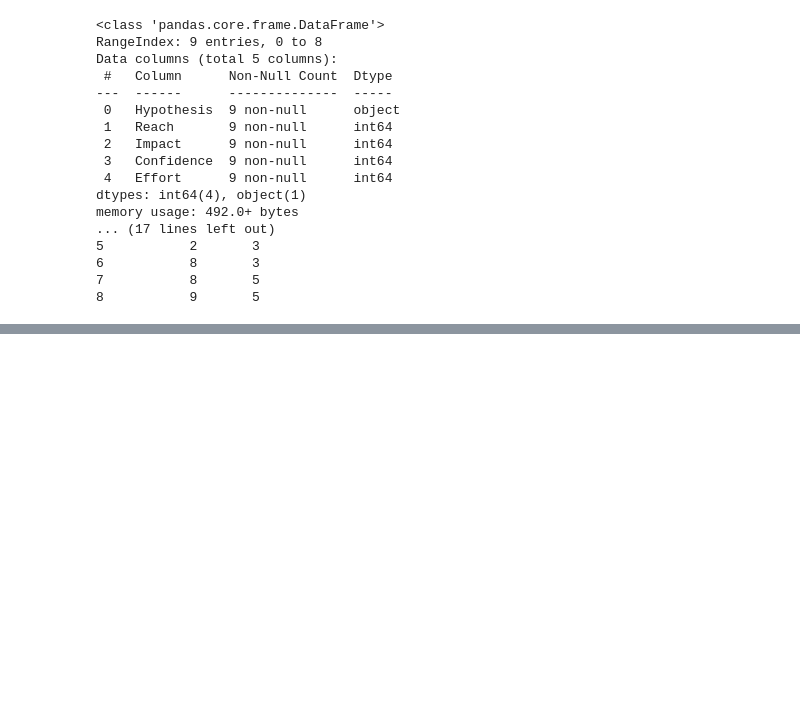
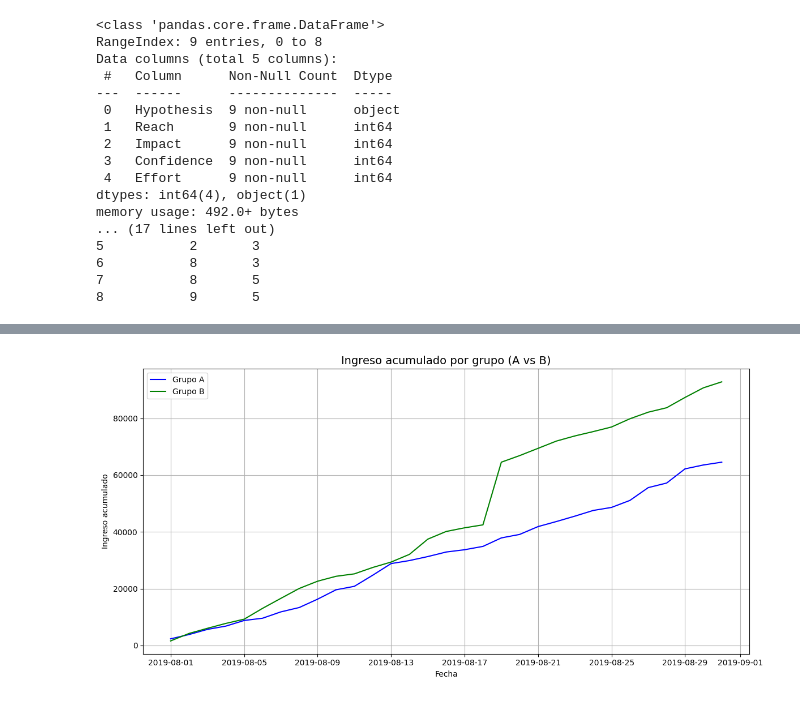
Before and after one commit to DavidRC-Ing/Project_A-B-test, a Jupyter notebook: Project_Ab_test.ipynb, the cells around one changed output, grey strips where cells are left out. Cells and saved outputs as stored; diff of their text form; code cells hidden in the pictures; blank space fills up the shorter version.

```diff
--- a/Project_Ab_test.ipynb
+++ b/Project_Ab_test.ipynb
@@ -126,0 +139,12 @@ memory usage: 1.6+ KB
+# %%
+# Renombrar columnas para que sean más fáciles de manejar
+
+
+hypotheses.columns=['hypothesis','reach','impact','confidence','effort']
+orders.columns = ['transaction_id', 'visitor_id','date','revenue','group']
+
+
+# Revisar los tipos
+print(hypotheses.dtypes)
+print(orders.dtypes)
+print(visits.dtypes)
@@ -126,0 +292,43 @@ memory usage: 1.6+ KB
+# %%
+# Acumulado diario
+orders['date'] = orders['date'].map(lambda x: dt.datetime.strptime(x, '%Y-%m-%d'))
+visits['date'] = visits['date'].map(lambda x: dt.datetime.strptime(x, '%Y-%m-%d'))
+
+datesGroups=orders[['date','group']].drop_duplicates()
+
+ordersAggregated=datesGroups.apply(lambda x: orders [np.logical_and(orders['date']<= x['date'],orders['group']==x['group'])].agg({'date':'max','group':'max','transaction_id':pd.Series.nunique,'visitor_id': pd.Series.nunique,'revenue':'sum'}),axis=1).sort_values(by=['date','group'])
+
+
+visitorsAggregated=datesGroups.apply(lambda x: visits [np.logical_and(visits['date']<= x['date'],visits['group']==x['group'])].agg({'date':'max','group':'max','visits':'sum'}),axis=1).sort_values(by=['date','group'])
+
+cumulativeData = ordersAggregated.merge(visitorsAggregated, left_on=['date', 'group'], right_on=['date', 'group'])
+
+cumulativeData.columns=['date','group','orders','buyers','revenue','visitors']
+
+# Ingresos acumulados por grupo
+
+cumulativeRevenueA=cumulativeData[cumulativeData['group']=='A'][['date','revenue','orders']]
+
+cumulativeRevenueB=cumulativeData[cumulativeData['group']=='B'][['date','revenue','orders']]
+
+
+# Grafico comparativo
+
+plt.figure(figsize=(12, 6))
+
+# Línea grupo A
+plt.plot(cumulativeRevenueA['date'], cumulativeRevenueA['revenue'], label='Grupo A', color='blue')
+
+# Línea grupo B
+plt.plot(cumulativeRevenueB['date'], cumulativeRevenueB['revenue'], label='Grupo B', color='green')
+
+
+plt.title('Ingreso acumulado por grupo (A vs B)', fontsize=14)
+plt.xlabel('Fecha')
+plt.ylabel('Ingreso acumulado')
+plt.legend()
+plt.grid(True)
+plt.tight_layout()
+plt.show()
+# %% [output]
+[figure, added]
```
Also changed, not shown: parts of 26 cells of this notebook.
